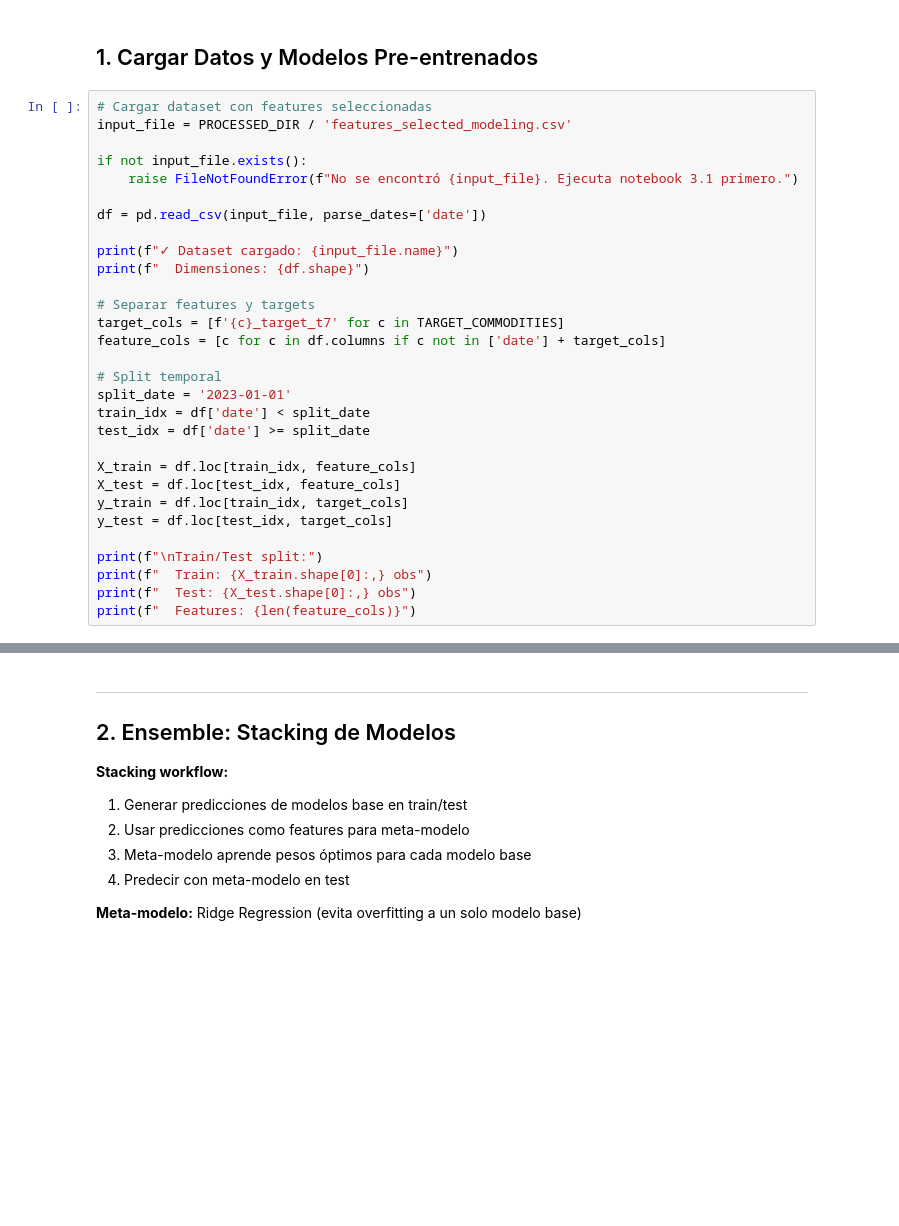
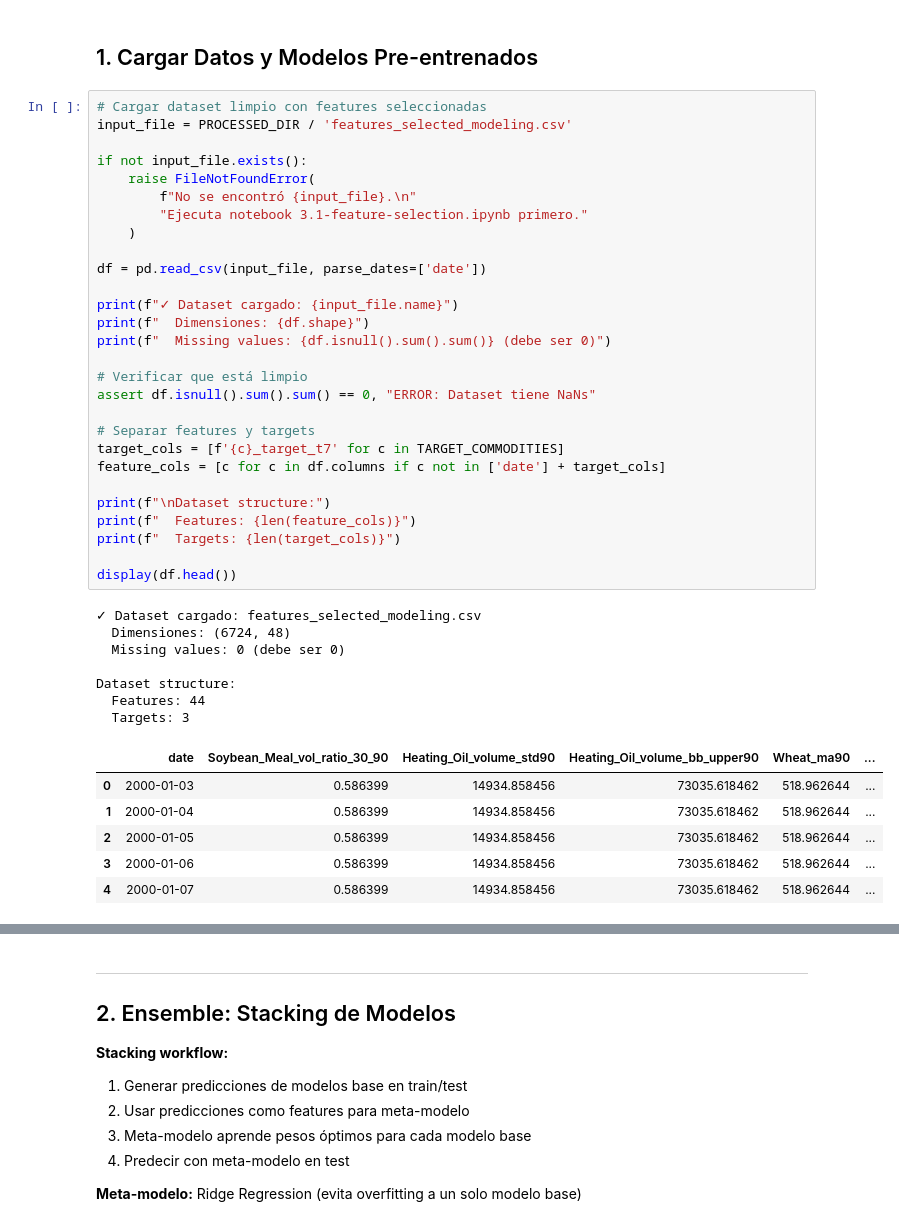
Before and after one commit to paulaleylen/BigDataUBA-Grupo10, a Jupyter notebook: TPFinal/notebooks/3.0-modeling/3.5-ensemble-evaluation.ipynb, the cells around one changed output, grey strips where cells are left out. Saved outputs shown, nothing was run; the diff lists cells and outputs as text; blank space fills up the shorter version.

Commit message:
finished models

```diff
--- a/TPFinal/notebooks/3.0-modeling/3.5-ensemble-evaluation.ipynb
+++ b/TPFinal/notebooks/3.0-modeling/3.5-ensemble-evaluation.ipynb
@@ -62,32 +84,44 @@ print(f"✓ Target commodities: {', '.join(TARGET_COMMODITIES)}")
 # %% [markdown]
 ## 1. Cargar Datos y Modelos Pre-entrenados
 # %%
-# Cargar dataset con features seleccionadas
+# Cargar dataset limpio con features seleccionadas
 input_file = PROCESSED_DIR / 'features_selected_modeling.csv'
 
 if not input_file.exists():
-    raise FileNotFoundError(f"No se encontró {input_file}. Ejecuta notebook 3.1 primero.")
+    raise FileNotFoundError(
+        f"No se encontró {input_file}.\n"
+        "Ejecuta notebook 3.1-feature-selection.ipynb primero."
+    )
 
 df = pd.read_csv(input_file, parse_dates=['date'])
 
 print(f"✓ Dataset cargado: {input_file.name}")
 print(f"  Dimensiones: {df.shape}")
+print(f"  Missing values: {df.isnull().sum().sum()} (debe ser 0)")
+
+# Verificar que está limpio
+assert df.isnull().sum().sum() == 0, "ERROR: Dataset tiene NaNs"
 
 # Separar features y targets
 target_cols = [f'{c}_target_t7' for c in TARGET_COMMODITIES]
 feature_cols = [c for c in df.columns if c not in ['date'] + target_cols]
 
-# Split temporal
-split_date = '2023-01-01'
-train_idx = df['date'] < split_date
-test_idx = df['date'] >= split_date
+print(f"\nDataset structure:")
+print(f"  Features: {len(feature_cols)}")
+print(f"  Targets: {len(target_cols)}")
 
-X_train = df.loc[train_idx, feature_cols]
-X_test = df.loc[test_idx, feature_cols]
-y_train = df.loc[train_idx, target_cols]
-y_test = df.loc[test_idx, target_cols]
-
-print(f"\nTrain/Test split:")
-print(f"  Train: {X_train.shape[0]:,} obs")
-print(f"  Test: {X_test.shape[0]:,} obs")
-print(f"  Features: {len(feature_cols)}")
+display(df.head())
+# %% [output]
+✓ Dataset cargado: features_selected_modeling.csv
+  Dimensiones: (6724, 48)
+  Missing values: 0 (debe ser 0)
+
+Dataset structure:
+  Features: 44
+  Targets: 3
+|  | date | Soybean_Meal_vol_ratio_30_90 | Heating_Oil_volume_std90 | Heating_Oil_volume_bb_upper90 | Wheat_ma90 | ... |
+| 0 | 2000-01-03 | 0.586399 | 14934.858456 | 73035.618462 | 518.962644 | ... |
+| 1 | 2000-01-04 | 0.586399 | 14934.858456 | 73035.618462 | 518.962644 | ... |
+| 2 | 2000-01-05 | 0.586399 | 14934.858456 | 73035.618462 | 518.962644 | ... |
+| 3 | 2000-01-06 | 0.586399 | 14934.858456 | 73035.618462 | 518.962644 | ... |
+| 4 | 2000-01-07 | 0.586399 | 14934.858456 | 73035.618462 | 518.962644 | ... |
```
Also changed, not shown: parts of 8 cells of this notebook, 18 other files.
